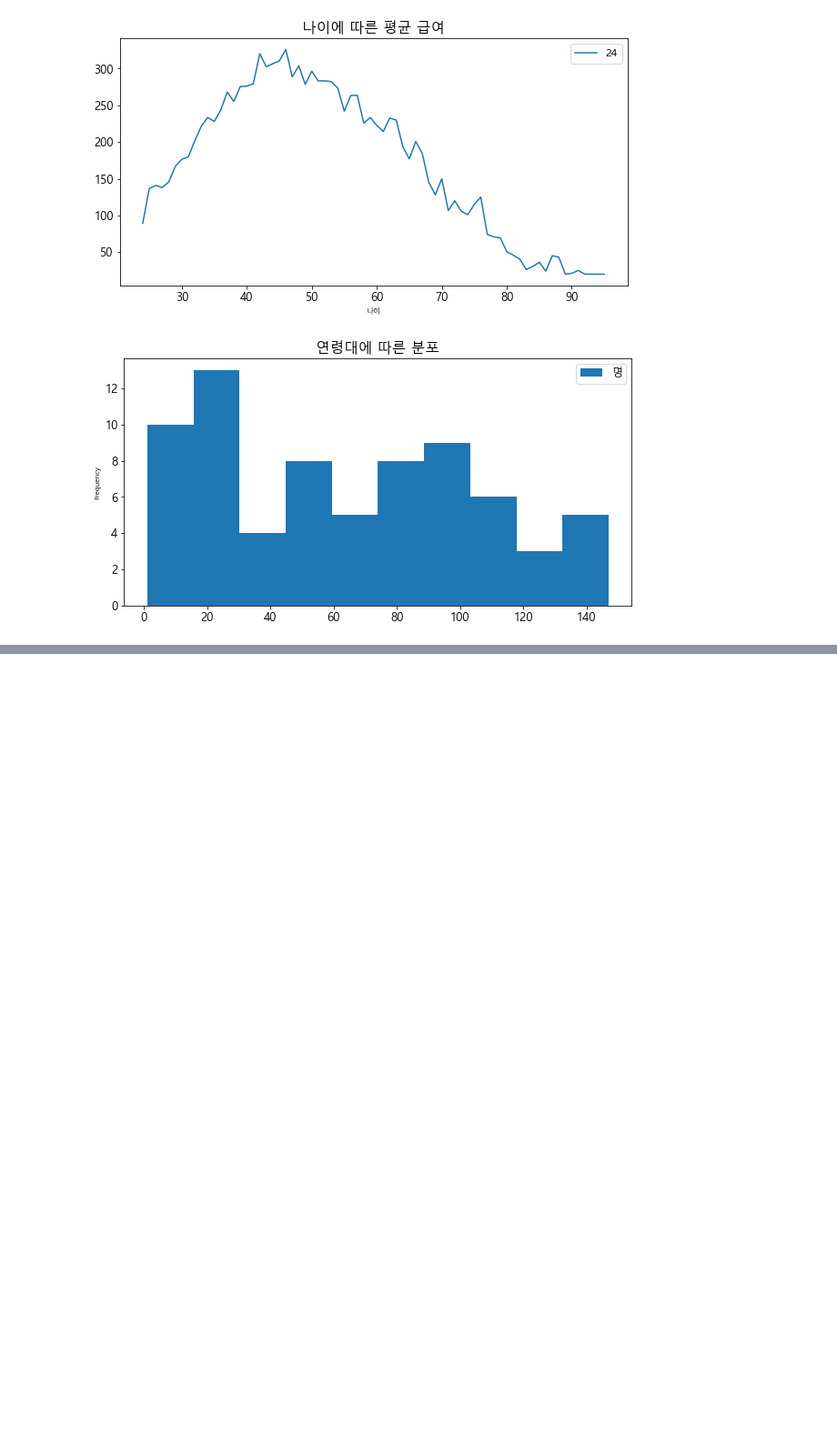
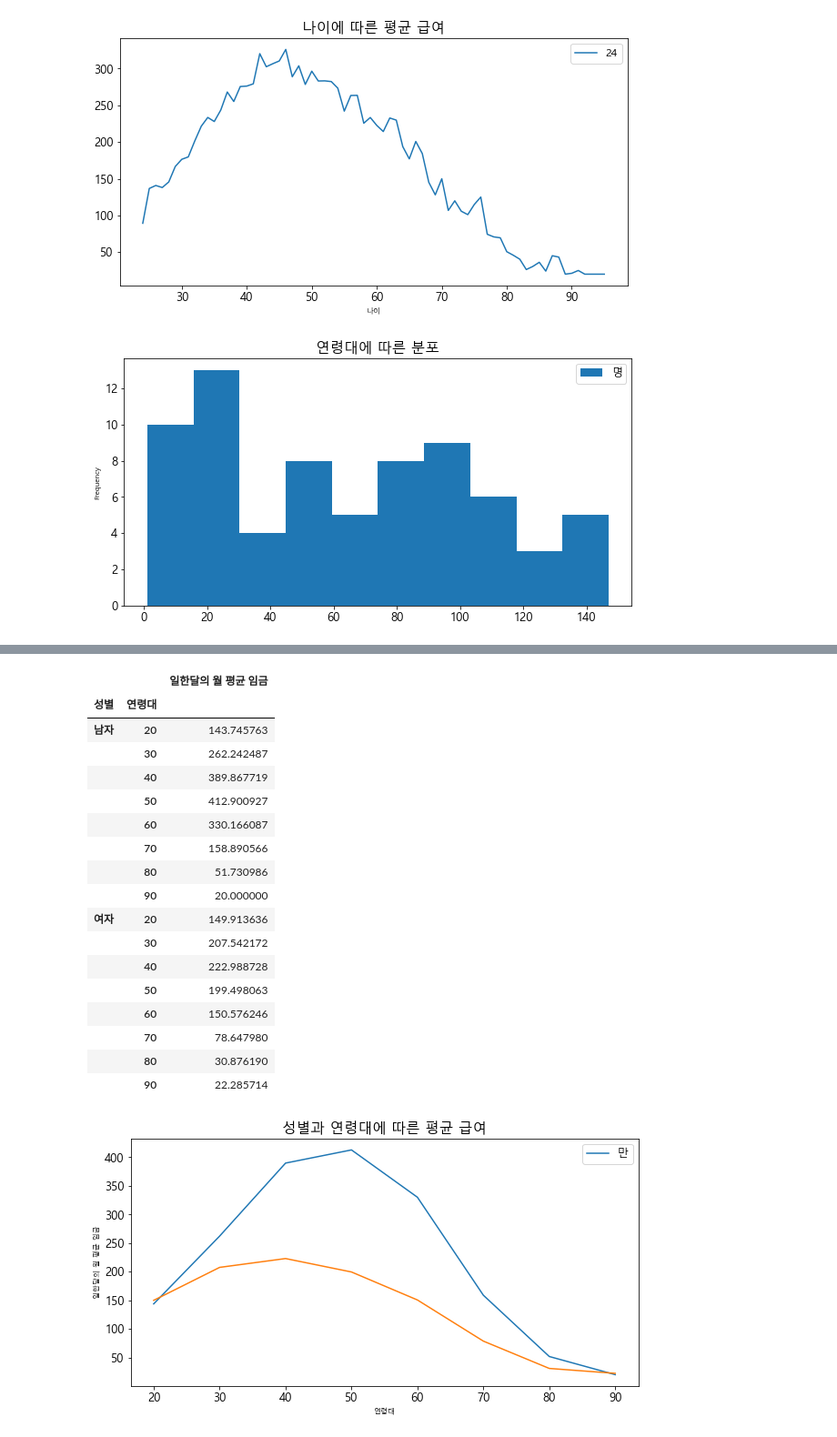
Before and after one commit to suyeondev/TIL, a Jupyter notebook: Python/pandas/ml_pandas_visualization[02].ipynb, the cells around one changed output, grey strips where cells are left out. Shown at 91% size. Saved outputs shown, nothing was run; the diff lists cells and outputs as text; code cells hidden in the pictures; blank space fills up the shorter version.

```diff
--- a/Python/pandas/ml_pandas_visualization[02].ipynb
+++ b/Python/pandas/ml_pandas_visualization[02].ipynb
@@ -561,4 +591,49 @@ plt.close()
 # %%
 ### 성별과 연령대에 따른 평균 급여 변화
+age_gender_frm=koweps_frm[['성별2','일한달의 월 평균 임금','태어난 연도']]
+age_gender_frm.isna().sum() # 결측치 확인
+age_gender_frm.dropna(inplace=True) # 결측치 제거
+
+# 필요한 파생변수 추가
+age_gender_frm['나이']=pd.Timestamp('now').year-age_gender_frm['태어난 연도']+1 # 파생변수 '나이' 추가
+age_gender_frm['연령대']=age_gender_frm['나이']-age_gender_frm['나이']%10 # 파생변수 '연령대' 추가
+
+# 결측값 제거하면서 시각화하기 편하게 데이터프레임 조정
+age_gender_frm.rename(columns={'성별2':'성별'},inplace=True) # 칼럼이름 변경 : 성별2 -> 성별
+age_gender_frm_grp=age_gender_frm.pivot_table(index=['성별','연령대'],values=['일한달의 월 평균 임금'],aggfunc='mean')
+display(age_gender_frm_grp)
+
+# 데이터 시각화
+plt.figure(figsize=(10,5))
+# seaborn lib add
+import seaborn as sns
+sns.lineplot(data=age_gender_frm_grp,x='연령대',y='일한달의 월 평균 임금',hue='성별')
+
+plt.title('성별과 연령대에 따른 평균 급여')
+plt.legend("만", loc='best')
+plt.rc('legend', fontsize=12)
+plt.rc('font', size=13)
+plt.show()
+plt.close()
+# %% [output]
+|  |  | 일한달의 월 평균 임금 |
+| 성별 | 연령대 |  |
+| 남자 | 20 | 143.745763 |
+|  | 30 | 262.242487 |
+|  | 40 | 389.867719 |
+|  | 50 | 412.900927 |
+|  | 60 | 330.166087 |
+|  | 70 | 158.890566 |
+|  | 80 | 51.730986 |
+|  | 90 | 20.000000 |
+| 여자 | 20 | 149.913636 |
+|  | 30 | 207.542172 |
+|  | 40 | 222.988728 |
+|  | 50 | 199.498063 |
+|  | 60 | 150.576246 |
+|  | 70 | 78.647980 |
+|  | 80 | 30.876190 |
+|  | 90 | 22.285714 |
+[figure, added]
 # %%
 ### 지역별 연령층 분포와 연령층별 지역비율
```
Also changed, not shown: parts of 8 cells of this notebook.
